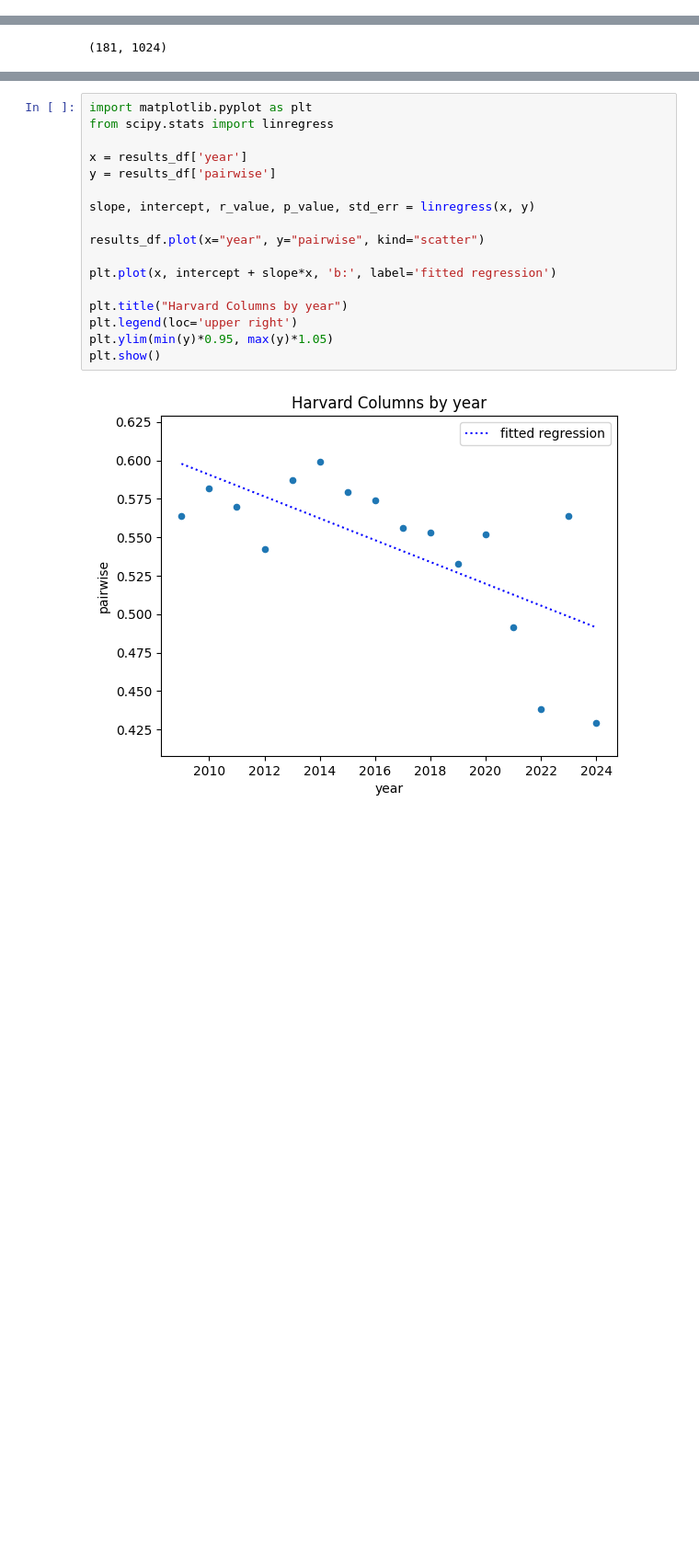
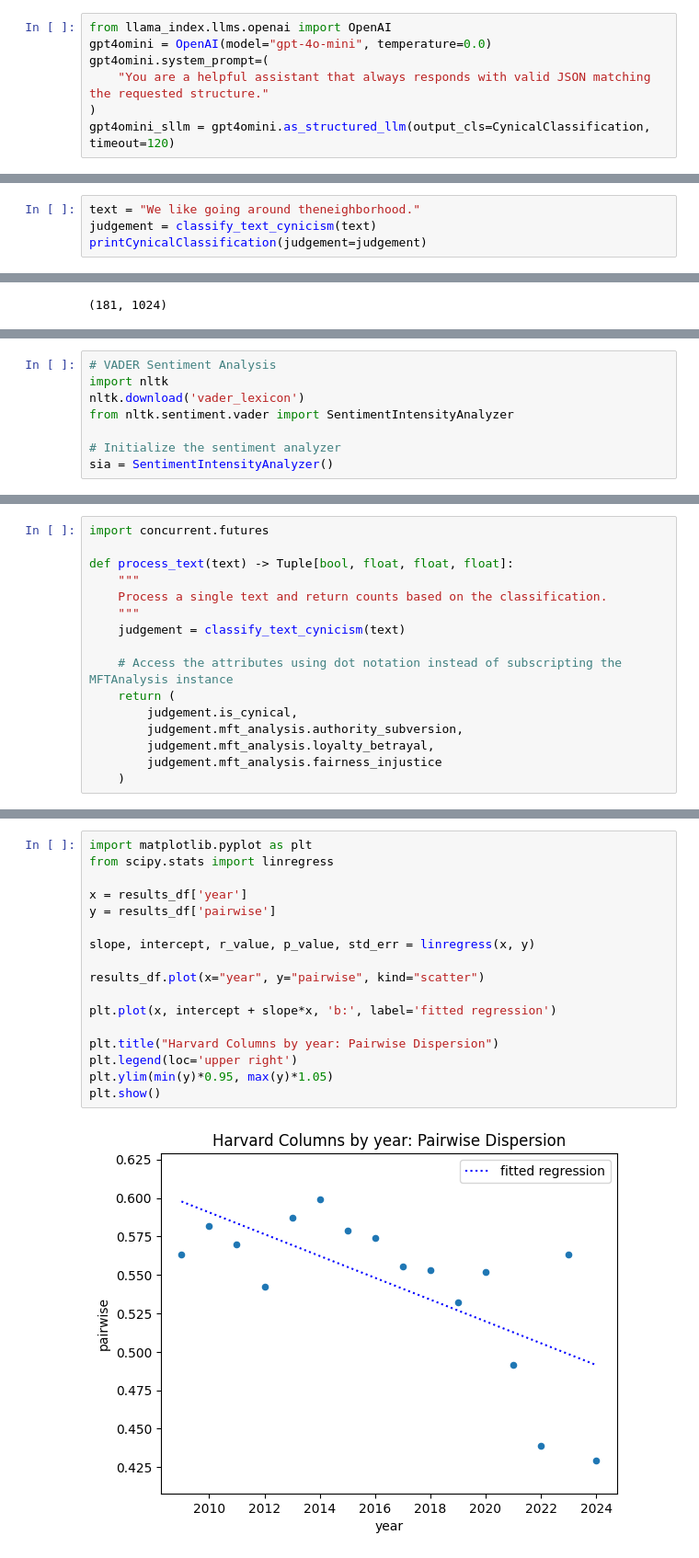
Before and after one commit to theodoremui/diversity-ideas, a Jupyter notebook: notebooks/2024/harvard-columns.ipynb, the cells around one changed output, grey strips where cells are left out. Shown at 92% size. Cells and saved outputs as stored; diff of their text form; blank space fills up the shorter version.

```diff
--- a/notebooks/2024/harvard-columns.ipynb
+++ b/notebooks/2024/harvard-columns.ipynb
@@ -160,0 +354,7 @@ len(re.findall(diversity_pattern, text))
+# %%
+from llama_index.llms.openai import OpenAI
+gpt4omini = OpenAI(model="gpt-4o-mini", temperature=0.0)
+gpt4omini.system_prompt=(
+    "You are a helpful assistant that always responds with valid JSON matching the requested structure."
+)
+gpt4omini_sllm = gpt4omini.as_structured_llm(output_cls=CynicalClassification, timeout=120)
@@ -160,0 +399,4 @@ len(re.findall(diversity_pattern, text))
+# %%
+text = "We like going around theneighborhood."
+judgement = classify_text_cynicism(text)
+printCynicalClassification(judgement=judgement)
@@ -315,0 +516,8 @@ for year in range(START_YEAR, FINAL_YEAR+1):
+# %%
+# VADER Sentiment Analysis
+import nltk
+nltk.download('vader_lexicon')
+from nltk.sentiment.vader import SentimentIntensityAnalyzer
+
+# Initialize the sentiment analyzer
+sia = SentimentIntensityAnalyzer()
@@ -315,0 +559,16 @@ for year in range(START_YEAR, FINAL_YEAR+1):
+# %%
+import concurrent.futures
+
+def process_text(text) -> Tuple[bool, float, float, float]:
+    """
+    Process a single text and return counts based on the classification.
+    """
+    judgement = classify_text_cynicism(text)
+
+    # Access the attributes using dot notation instead of subscripting the MFTAnalysis instance
+    return (
+        judgement.is_cynical,
+        judgement.mft_analysis.authority_subversion,
+        judgement.mft_analysis.loyalty_betrayal,
+        judgement.mft_analysis.fairness_injustice
+    )
@@ -338,19 +838,19 @@ results_df.set_index('year')
 # %%
 import matplotlib.pyplot as plt
 from scipy.stats import linregress
 
 x = results_df['year']
 y = results_df['pairwise']
 
 slope, intercept, r_value, p_value, std_err = linregress(x, y)
 
 results_df.plot(x="year", y="pairwise", kind="scatter")
 
 plt.plot(x, intercept + slope*x, 'b:', label='fitted regression')
 
-plt.title("Harvard Columns by year")
+plt.title("Harvard Columns by year: Pairwise Dispersion")
 plt.legend(loc='upper right')
 plt.ylim(min(y)*0.95, max(y)*1.05)
 plt.show()
 # %% [output]
-[figure, old version]
+[figure, new version]
```
Also changed, not shown: parts of 39 cells of this notebook, 3 other files.
